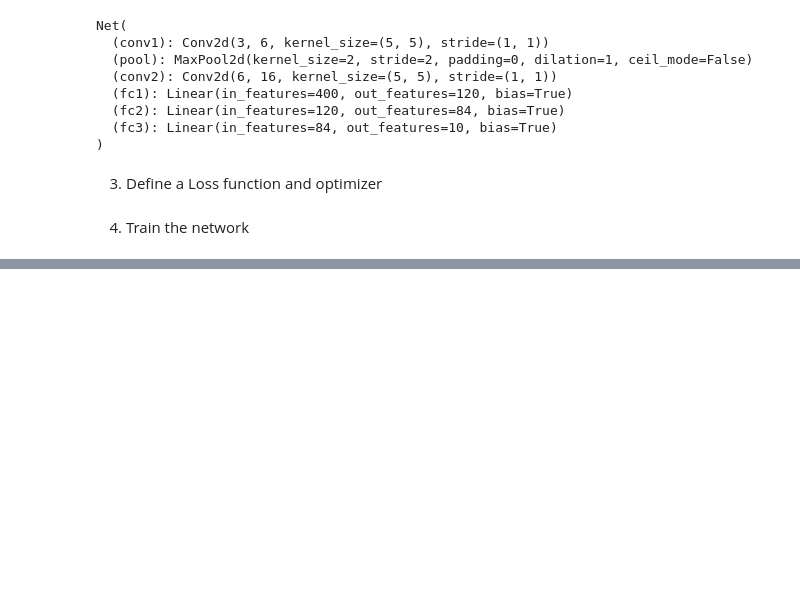
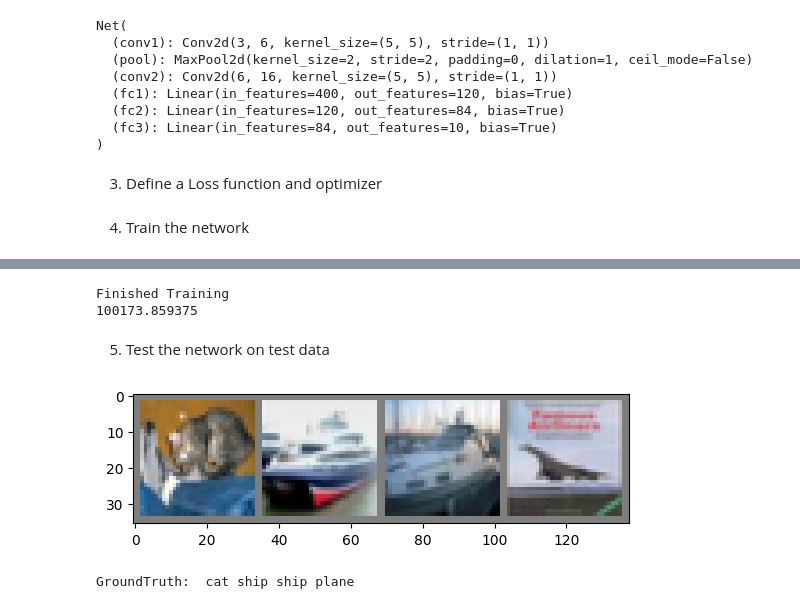
Before and after one commit to thinzarWendy/computervision-tools, a Jupyter notebook: classification/CNN_PyTorch.ipynb, the cells around one changed output, grey strips where cells are left out. Drawn from its saved outputs; the diff is of its cells as text; code cells hidden in the pictures; blank space fills up the shorter version.

```diff
--- a/classification/CNN_PyTorch.ipynb
+++ b/classification/CNN_PyTorch.ipynb
@@ -130,0 +182,21 @@ False
+# %%
+# Waits for everything to finish running
+torch.cuda.synchronize()
+
+print('Finished Training')
+print(start.elapsed_time(end))  # milliseconds
+# %% [output]
+Finished Training
+100173.859375
+# %% [markdown]
+5. Test the network on test data
+# %%
+dataiter = iter(testloader)
+images, labels = dataiter.__next__()
+
+# print images
+imshow(torchvision.utils.make_grid(images))
+print('GroundTruth: ', ' '.join('%s' % classes[labels[j]] for j in range(4)))
+# %% [output]
+[figure, added]
+GroundTruth:  cat ship ship plane
```
Also changed, not shown: parts of 7 cells of this notebook.
